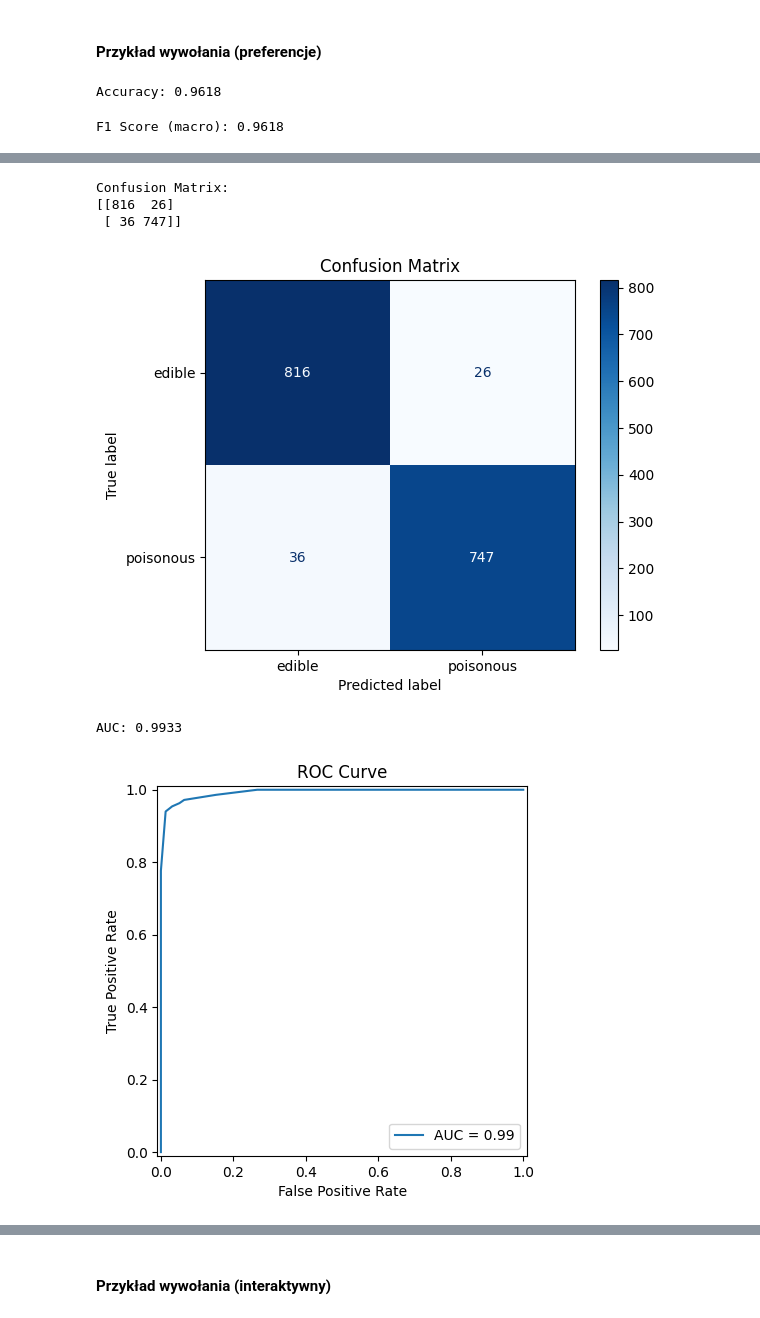
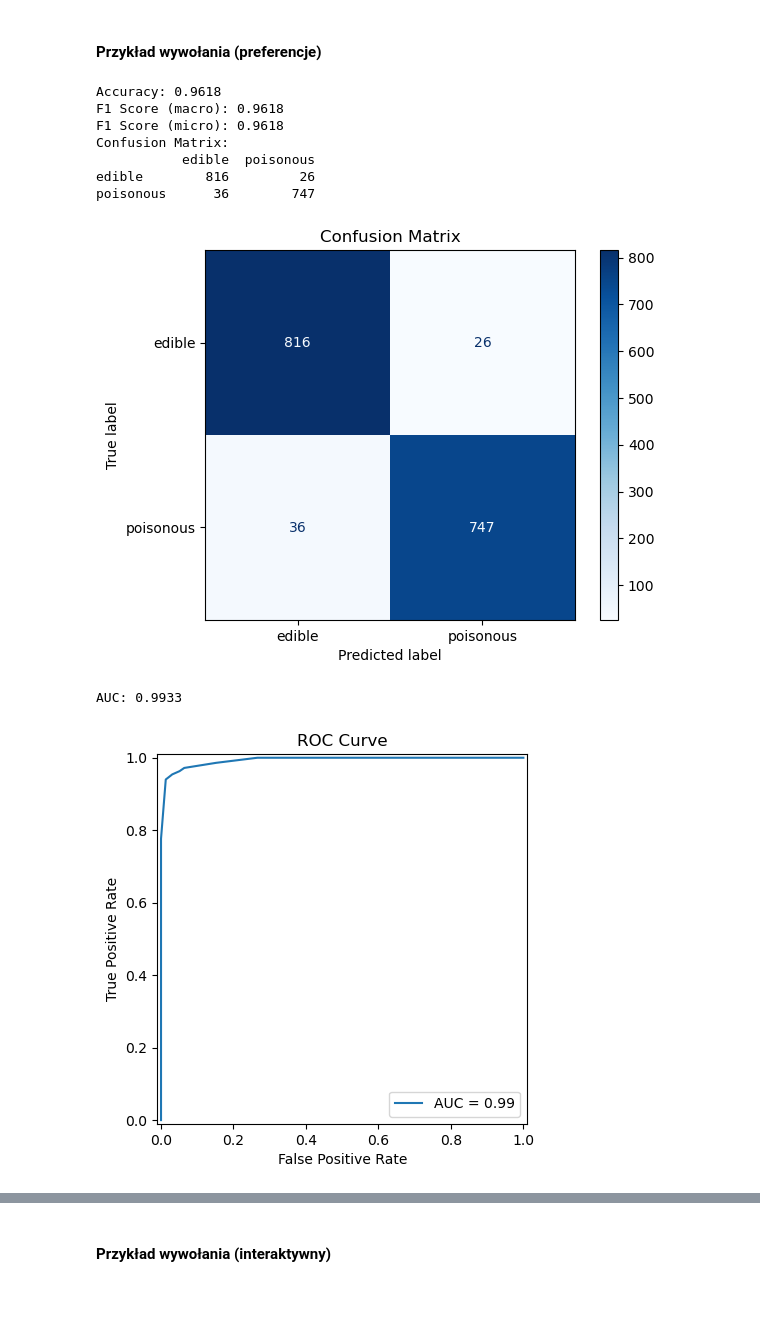
Before and after one commit to rafauoo/ZUM, a Jupyter notebook: main.ipynb, the cells around one changed output, grey strips where cells are left out. Drawn from its saved outputs; the diff is of its cells as text; code cells hidden in the pictures.

```diff
--- a/main.ipynb
+++ b/main.ipynb
@@ -320,20 +334,27 @@ def evaluate_model(model, X, y, target_names=None):
 # %%
 data = fetch_openml(name="mushroom", version=1, as_frame=True)
 X = data.data
 y = data.target
 
 X = X.apply(LabelEncoder().fit_transform)
 y = LabelEncoder().fit_transform(y)
-
 feature_order = list(range(X.shape[1]))
 clf = CustomDecisionTreeClassifier(preference_list=feature_order[::-1],
                                    similarity_threshold=0.5,
                                    max_depth=4,
-                                   min_samples_split=5)
+                                   min_samples_split=5, class_names=["edible", "poisonous"])
 
-clf_trained = train_and_evaluate_model(clf, X, y, test_size=0.2, random_state=3928, target_names=["edible", "poisonous"])
+train_and_evaluate_model(clf, X, y, test_size=0.2, random_state=3928, target_names=["edible", "poisonous"])
 console = Console()
-console.print(clf_trained.to_rich())
+console.print(clf.to_rich())
 # %% [output]
 Accuracy: 0.9618
+F1 Score (macro): 0.9618
+F1 Score (micro): 0.9618
+Confusion Matrix:
+           edible  poisonous
+edible        816         26
+poisonous      36        747
+[figure, new version]
-F1 Score (macro): 0.9618
+AUC: 0.9933
+[figure, new version]
@@ -341,6 +377,0 @@ F1 Score (micro): 0.9618
-Confusion Matrix:
-[[816  26]
- [ 36 747]]
-[figure, old version]
-AUC: 0.9933
-[figure, old version]
```
Also changed, not shown: parts of 22 cells of this notebook.
